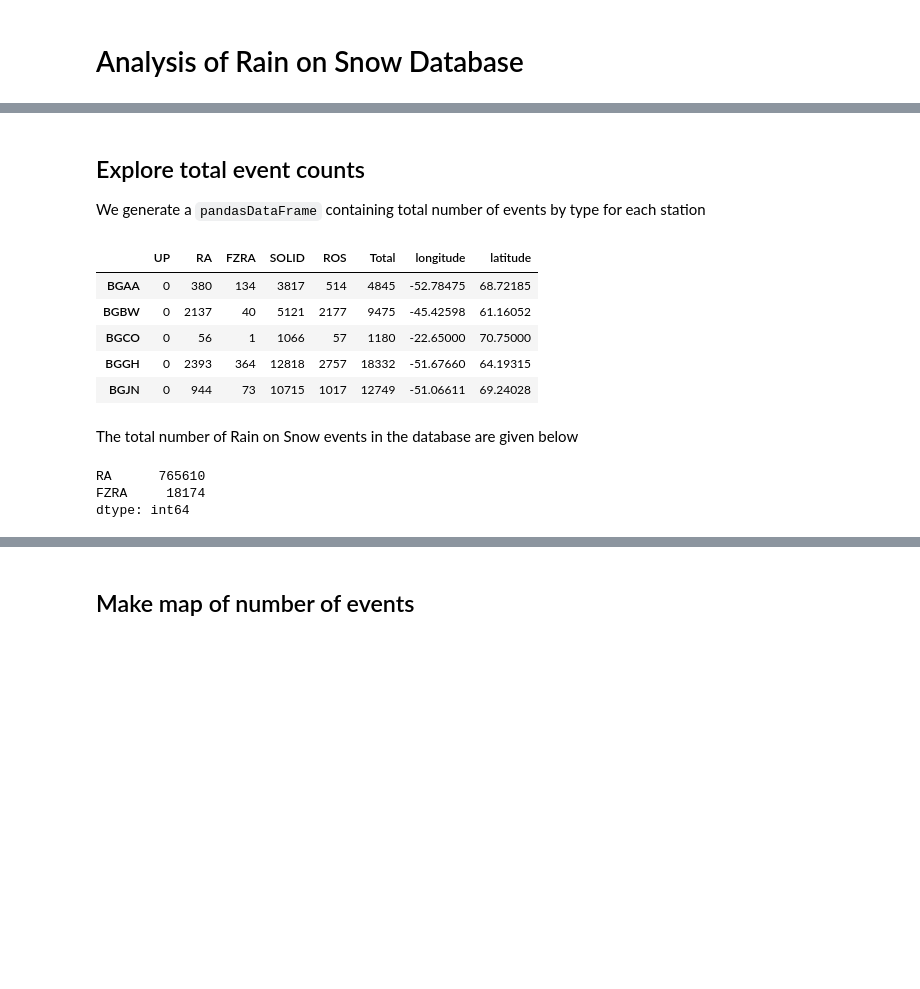
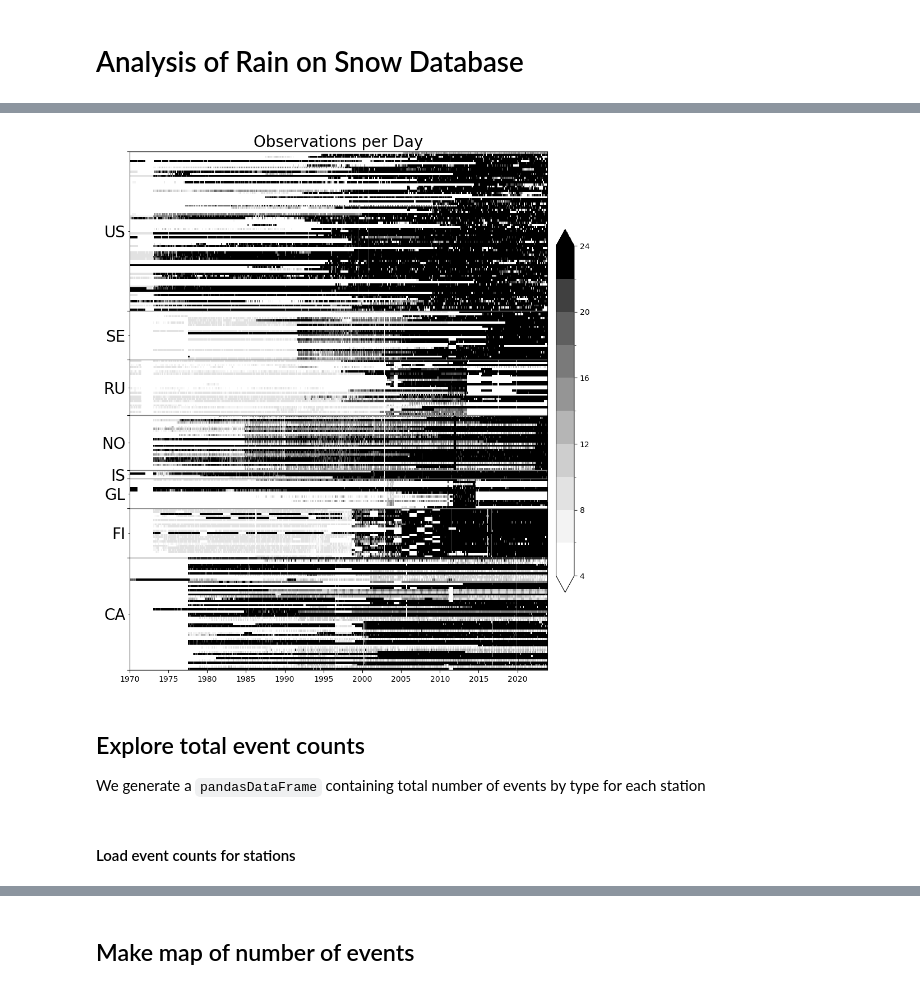
Before and after one commit to andypbarrett/rain_on_snow_database, a Jupyter notebook: notebooks/database_analysis.ipynb, the cells around one changed output, grey strips where cells are left out. Saved outputs shown, nothing was run; the diff lists cells and outputs as text; code cells hidden in the pictures; blank space fills up the shorter version.

Commit message:
update database analysis

```diff
--- a/notebooks/database_analysis.ipynb
+++ b/notebooks/database_analysis.ipynb
@@ -20,0 +32,7 @@ from ros_database.filepath import SURFOBS_HOURLY_PATH
+# %%
+# Paths for hourly station files
+station_paths = SURFOBS_HOURLY_PATH.glob("*.hourly.csv")
+
+# Station metadata
+stations = load_station_metadata()
+country_order = stations.sort_values('country').index.values
@@ -20,0 +41,7 @@ from ros_database.filepath import SURFOBS_HOURLY_PATH
+# %%
+observation_count_fp = Path("aross.database.daily_observation_counts.csv")
+if not observation_count_fp.exists():
+    make_observation_counts(station_paths)
+
+observation_counts = pd.read_csv(observation_count_fp, index_col=0, parse_dates=True)
+observation_counts.tail()
@@ -21,3 +57,14 @@ from ros_database.filepath import SURFOBS_HOURLY_PATH
+# %%
+xs = 20
+ys = 12
+fig, ax = plt.subplots(figsize=(xs, ys))
+
+heatmap(observation_counts.loc[slice("1970","2024"), country_order], fig=fig, ax=ax,
+        levels=[4., 6., 8., 10., 12., 14., 16., 18., 20., 22., 24.], extend="both", cmap='Greys', aspect=100)
+ax.set_title("Observations per Day", fontsize=20)
+fig.savefig("aross.database.observations_per_day.png")
+# %% [output]
+[figure, added]
 # %% [markdown]
 ## Explore total event counts
 
@@ -52,17 +72,2 @@ total_events = total_events.join(stations[['longitude', 'latitude']])
-# %%
-total_events.head()
-# %% [output]
-|  | UP | RA | FZRA | SOLID | ROS | Total | longitude | latitude |
-| BGAA | 0 | 380 | 134 | 3817 | 514 | 4845 | -52.78475 | 68.72185 |
-| BGBW | 0 | 2137 | 40 | 5121 | 2177 | 9475 | -45.42598 | 61.16052 |
-| BGCO | 0 | 56 | 1 | 1066 | 57 | 1180 | -22.65000 | 70.75000 |
-| BGGH | 0 | 2393 | 364 | 12818 | 2757 | 18332 | -51.67660 | 64.19315 |
-| BGJN | 0 | 944 | 73 | 10715 | 1017 | 12749 | -51.06611 | 69.24028 |
-# %% [markdown]
-The total number of Rain on Snow events in the database are given below
-# %%
-total_events[["RA","FZRA"]].sum()
-# %% [output]
-RA      765610
-FZRA     18174
-dtype: int64
+# %% [markdown]
+#### Load event counts for stations
```
Also changed, not shown: parts of 42 cells of this notebook.
